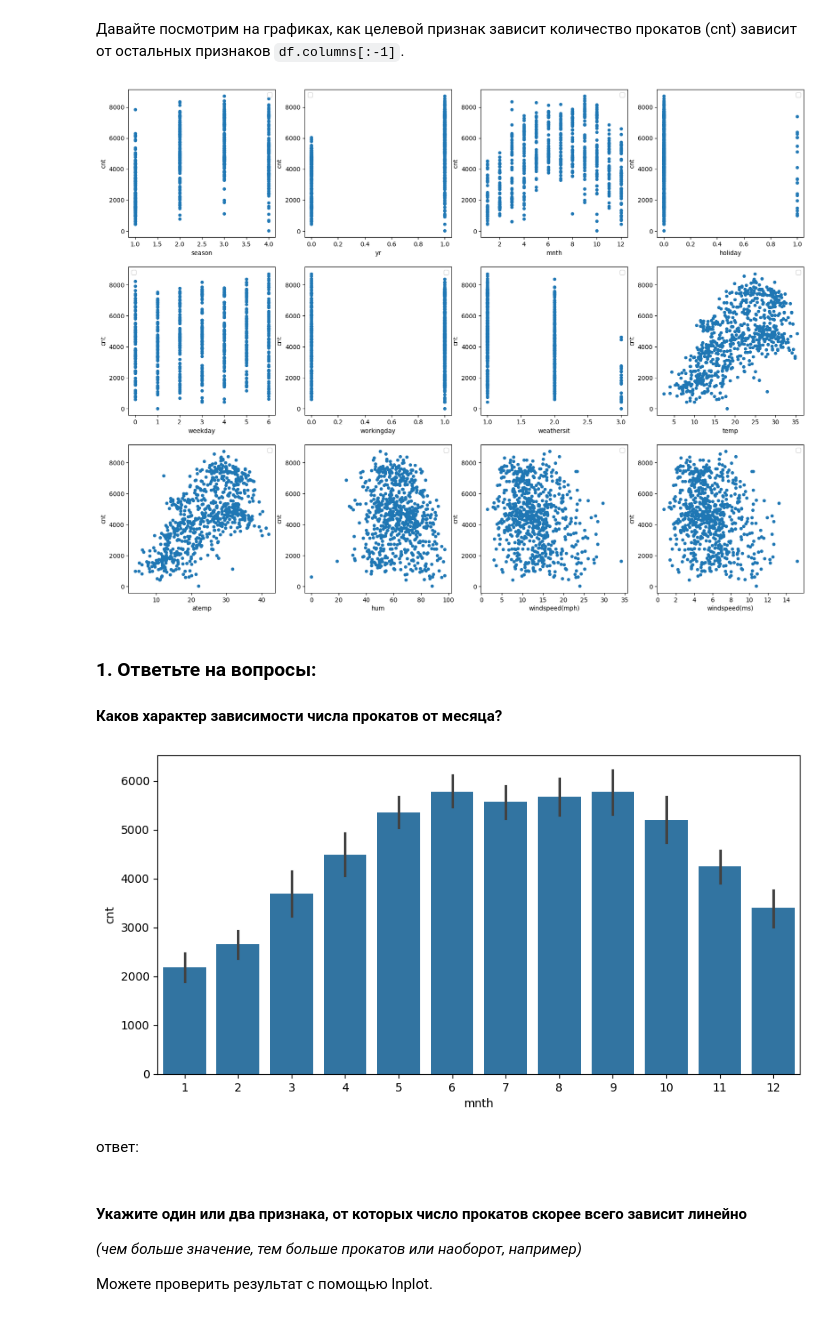
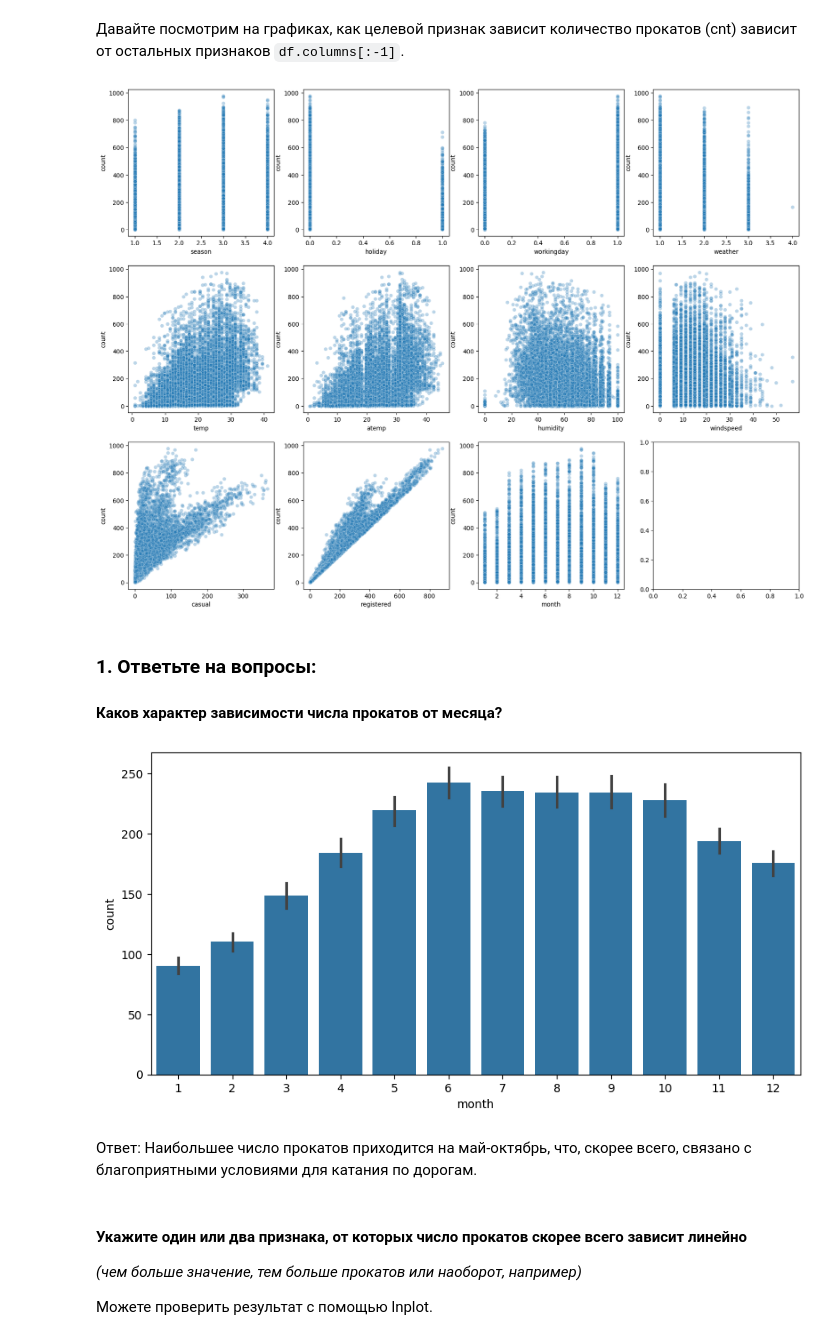
Before and after one commit to alexmordashov/computer_math, a Jupyter notebook: 5. Библиотека Pandas. Визуальный анализ данных/Практическая_работа_№5_Библиотека_Pandas.ipynb, the cells around one changed output. Saved outputs shown, nothing was run; the diff lists cells and outputs as text; code cells hidden in the pictures.

```diff
--- a/5. Библиотека Pandas. Визуальный анализ данных/Практическая_работа_№5_Библиотека_Pandas.ipynb
+++ b/5. Библиотека Pandas. Визуальный анализ данных/Практическая_работа_№5_Библиотека_Pandas.ipynb
@@ -366,7 +354,7 @@ import seaborn as sns
 # %% [markdown]
 Загрузите самостоятельно(!), с помощью pandas файл `bikes_rent.csv.gz` и выведите первые 5 строк. Ознакомьтесь с данными с помощью функций describe и info.
 # %%
-df = pd.read_csv('/content/sample_data/bikes_rent.csv')
+df = pd.read_csv('/content/sample_data/train.csv')
 
 df.head()
 # %% [output]
@@ -414,23 +401,28 @@ df.describe()
+# %%
+df['datetime']=pd.to_datetime(df['datetime'])
+df['month']=df['datetime'].dt.month
 # %% [markdown]
 Давайте посмотрим на графиках, как целевой признак зависит количество прокатов (cnt) зависит от остальных признаков `df.columns[:-1]`.
 # %%
+cols_to_plot = df.select_dtypes(include=['number']).columns.drop('count')
 fig, axes = plt.subplots(nrows=3, ncols=4, figsize=(20, 15))
-for idx, feature in enumerate(df.columns[:-1]):
-     df.plot(feature, "cnt", subplots=True, kind="scatter", ax=axes[idx // 4, idx % 4])
+for idx, feature in enumerate(cols_to_plot):
+    sns.scatterplot(data=df, x=feature, y="count", ax=axes[idx // 4, idx % 4], alpha=0.3)
+    axes[idx // 4, idx % 4]
 # %% [output]
-[figure, old version]
+[figure, new version]
 # %% [markdown]
 ### 1. Ответьте на вопросы:
 
 #### Каков характер зависимости числа прокатов от месяца?
 # %%
 plt.figure(figsize=(10, 5))
-sns.barplot(data=df, x='mnth', y='cnt')
+sns.barplot(data=df, x='month', y='count')
 plt.show()
 # %% [output]
-[figure, old version]
+[figure, new version]
-# %% [markdown]
-ответ:
+# %% [markdown]
+Ответ: Наибольшее число прокатов приходится на май-октябрь, что, скорее всего, связано с благоприятными условиями для катания по дорогам.
 # %% [markdown]
 #### Укажите один или два признака, от которых число прокатов скорее всего зависит линейно
 _(чем больше значение, тем больше прокатов или наоборот, например)_
```
Also changed, not shown: parts of 58 cells of this notebook.
